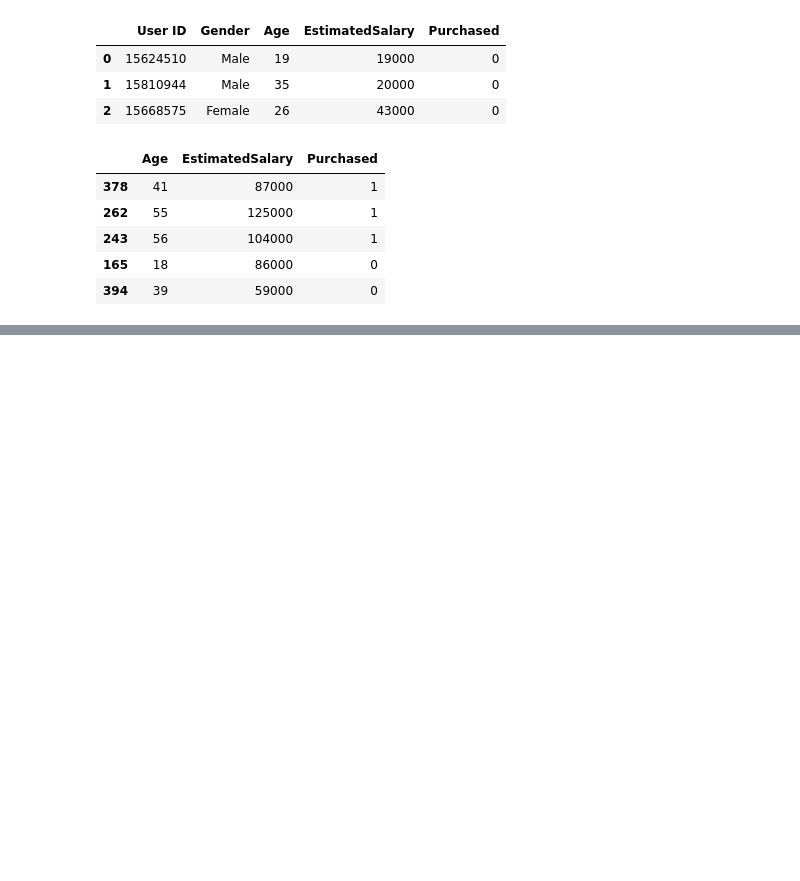
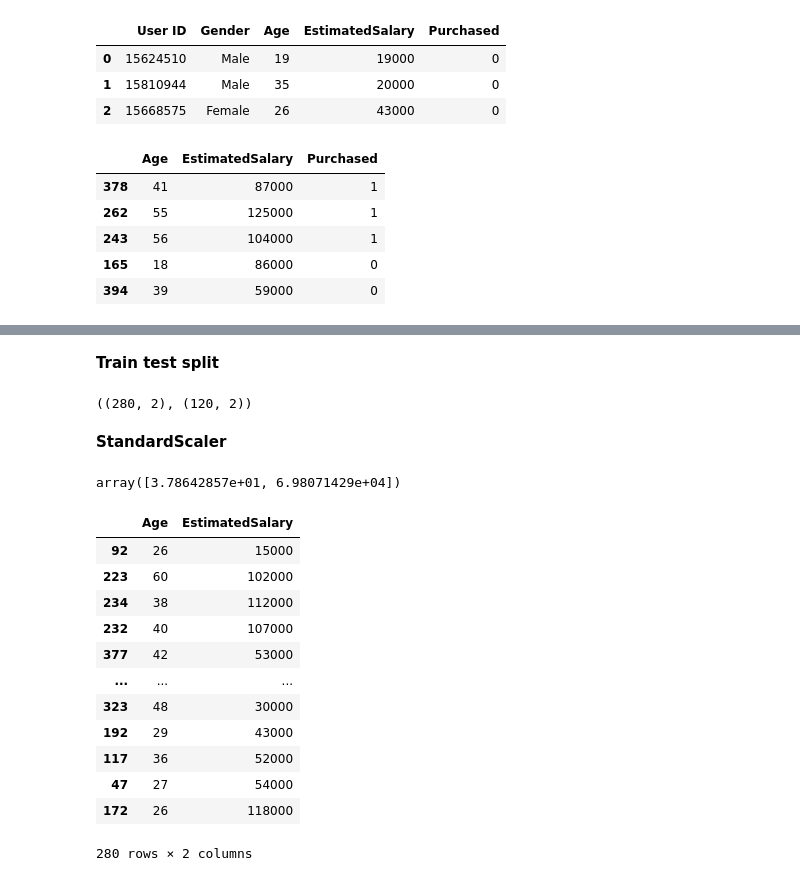
Before and after one commit to samiha-mahin/Data-Analysis, a Jupyter notebook: Feature_Engineering.ipynb, the cells around one changed output, grey strips where cells are left out. Cells and saved outputs as stored; diff of their text form; code cells hidden in the pictures; blank space fills up the shorter version.

```diff
--- a/Feature_Engineering.ipynb
+++ b/Feature_Engineering.ipynb
@@ -75,0 +103,10 @@ df.sample(5)
+# %% [markdown]
+**Train test split**
+# %%
+from sklearn.model_selection import train_test_split
+x_train, x_test , y_test , y_train = train_test_split(df.drop('Purchased', axis=1), df['Purchased'], test_size=0.3, random_state=0)
+x_train.shape, x_test.shape
+# %% [output]
+((280, 2), (120, 2))
+# %% [markdown]
+**StandardScaler**
@@ -75,0 +122,20 @@ df.sample(5)
+# %%
+scaler.mean_
+# %% [output]
+array([3.78642857e+01, 6.98071429e+04])
+# %%
+x_train
+# %% [output]
+|  | Age | EstimatedSalary |
+| 92 | 26 | 15000 |
+| 223 | 60 | 102000 |
+| 234 | 38 | 112000 |
+| 232 | 40 | 107000 |
+| 377 | 42 | 53000 |
+| ... | ... | ... |
+| 323 | 48 | 30000 |
+| 192 | 29 | 43000 |
+| 117 | 36 | 52000 |
+| 47 | 27 | 54000 |
+| 172 | 26 | 118000 |
+280 rows × 2 columns
```
Also changed, not shown: parts of 24 cells of this notebook.
